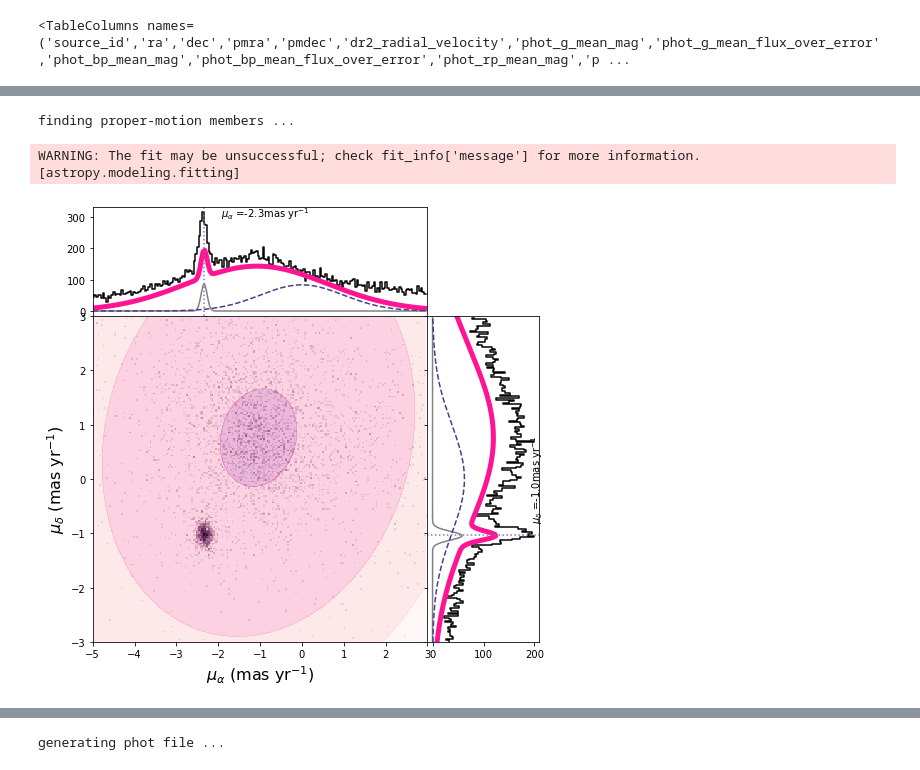
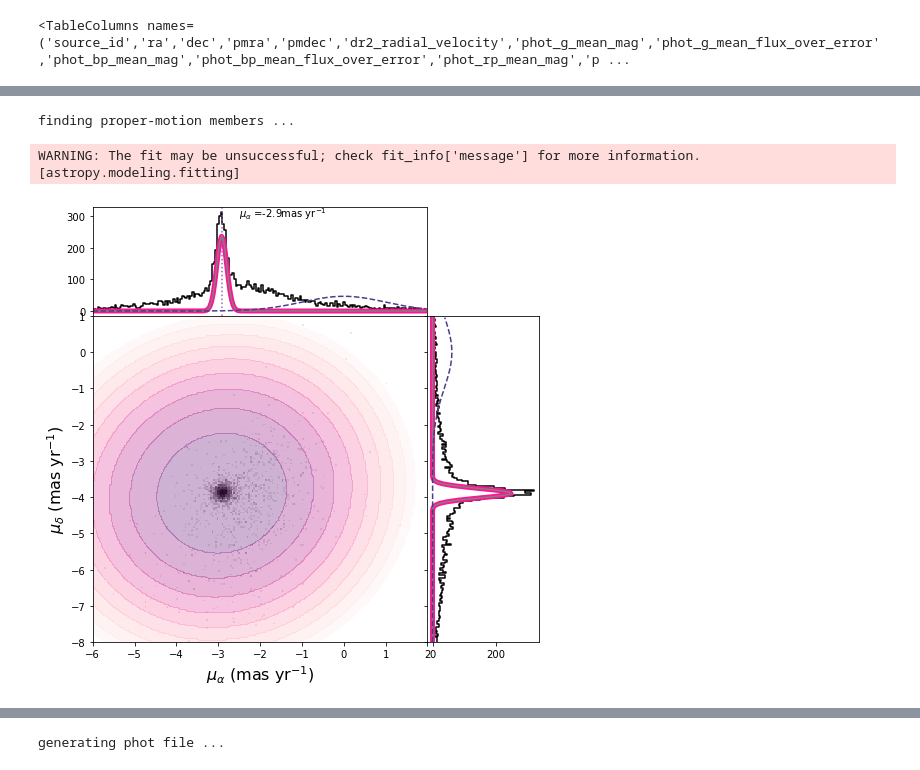
Before and after one commit to Clairezy/BASE9_utils, a Jupyter notebook: getGaiaData/genBASE9PhotFile.ipynb, the cells around one changed output, grey strips where cells are left out. Saved outputs shown, nothing was run; the diff lists cells and outputs as text; code cells hidden in the pictures.

```diff
--- a/getGaiaData/genBASE9PhotFile.ipynb
+++ b/getGaiaData/genBASE9PhotFile.ipynb
@@ -29,7 +52,7 @@ from getGaiaData import GaiaClusterMembers
 # %%
 # Generally, we can pull the central coordinates and size from my OC summary data here :
 # https://github.com/ageller/compileOCs
-NGC6819 = GaiaClusterMembers(295.3250, 40.19, .1)
+NGC6819 = GaiaClusterMembers(295.3250, 40.19, .15)
 NGC6819.verbose = 1
 NGC6819.getData()
 NGC6819.data
@@ -73,5 +96,6 @@ ax.set_xlim(-2,4)
 NGC6819.plotNameRoot = 'plots/'
 NGC6819.verbose = 0
 # %%
+NGC6819.RVmean = 2.4
 NGC6819.getRVMembers()
 # %% [output]
@@ -79,4 +103,4 @@ NGC6819.getRVMembers()
 # %%
-NGC6819.distance = 2207.53 #pc
+NGC6819.distance = 2660.53 #pc
 NGC6819.getParallaxMembers()
 # %% [output]
@@ -85,18 +110,18 @@ WARNING: The fit may be unsuccessful; check fit_info['message'] for more informa
 # %%
 # this is very hard to fit for NGC 188!
-#NGC6819.PMmean = [-2.9,3.75]
-NGC6819.PMxmin = -10
-NGC6819.PMxmax = 10
+NGC6819.PMmean = [-3,-4]
+NGC6819.PMxmin = -6
+NGC6819.PMxmax =2
 NGC6819.PMymin = -8
 NGC6819.PMymax = 1
 NGC6819.PMxbins = 200
 NGC6819.PMybins = 200
 NGC6819.verbose = 1
 NGC6819.getPMMembers()
 # %% [output]
 finding proper-motion members ...
 WARNING: The fit may be unsuccessful; check fit_info['message'] for more information. [astropy.modeling.fitting]
-[figure, old version]
+[figure, new version]
 # %%
 NGC6819.data
 # %% [output]
```
Also changed, not shown: parts of 15 cells of this notebook.
